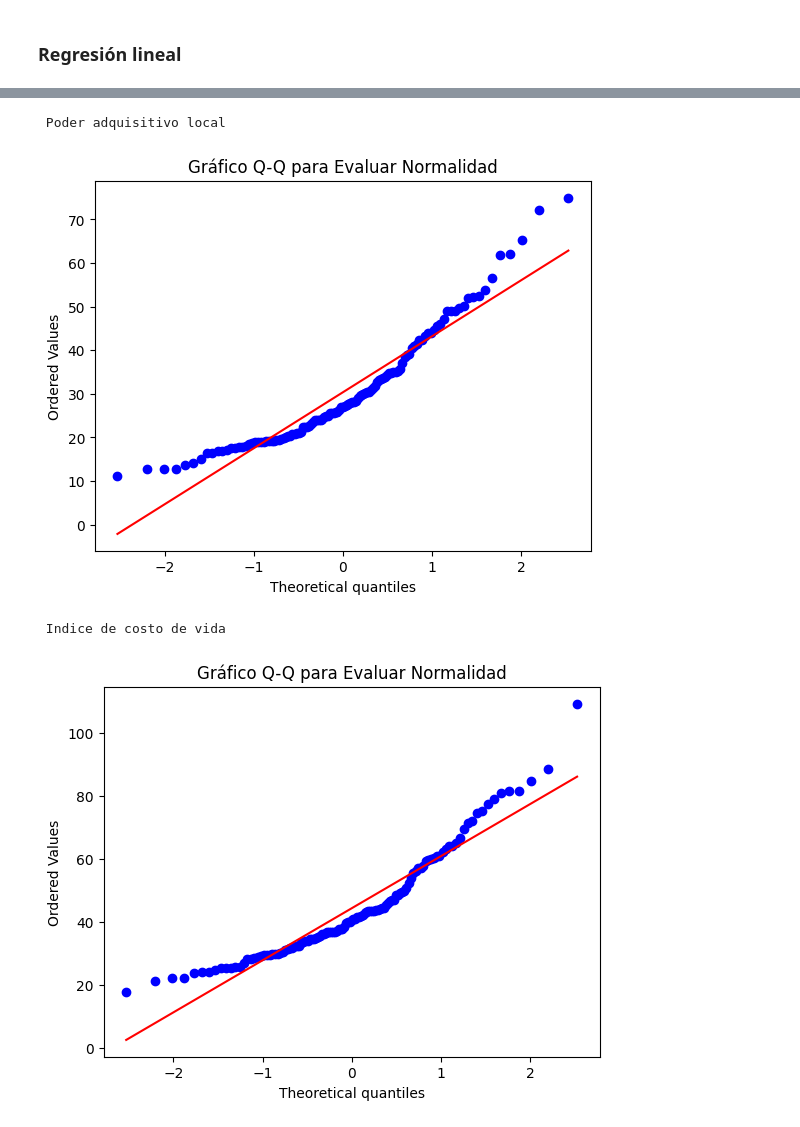
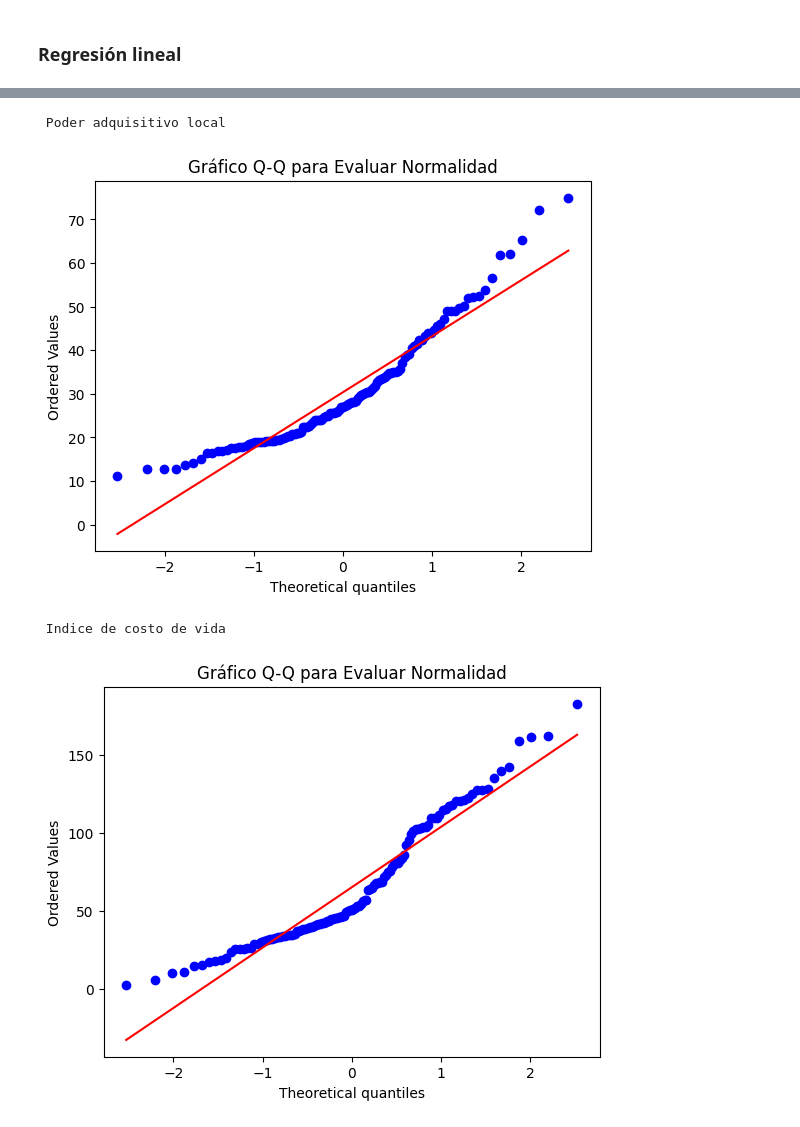
Before and after one commit to andreess891/AnalisisDescriptivo, a Jupyter notebook: TallerIntCienciaDatos/taller.ipynb, the cells around one changed output, grey strips where cells are left out. Cells and saved outputs as stored; diff of their text form; code cells hidden in the pictures.

```diff
--- a/TallerIntCienciaDatos/taller.ipynb
+++ b/TallerIntCienciaDatos/taller.ipynb
@@ -218,19 +199,19 @@ Text(0.5, 1.0, 'Histograma')
 # %%
 # Q-Q Plot
 st.probplot(datos['Cost of Living Plus Rent Index'], dist="norm", plot=plt)
 plt.title("Gráfico Q-Q para Evaluar Normalidad")
 print('\n', 'Poder adquisitivo local')
 plt.show()
 
-st.probplot(datos['Groceries Index'], dist="norm", plot=plt)
+st.probplot(datos['Local Purchasing Power Index'], dist="norm", plot=plt)
 plt.title("Gráfico Q-Q para Evaluar Normalidad")
 print('\n', 'Indice de costo de vida')
 plt.show()
 # %% [output]
  Poder adquisitivo local
 [figure]
  Indice de costo de vida
-[figure, old version]
+[figure, new version]
 # %%
 # Prueba de Shapiro-Wilk, esta prueba nos permite saber si los datos siguen una distribución normal a través de una prueba de hipotesis
 alfa = 0.05  # Nivel de significancia
```
Also changed, not shown: parts of 15 cells of this notebook, 2 other files.
